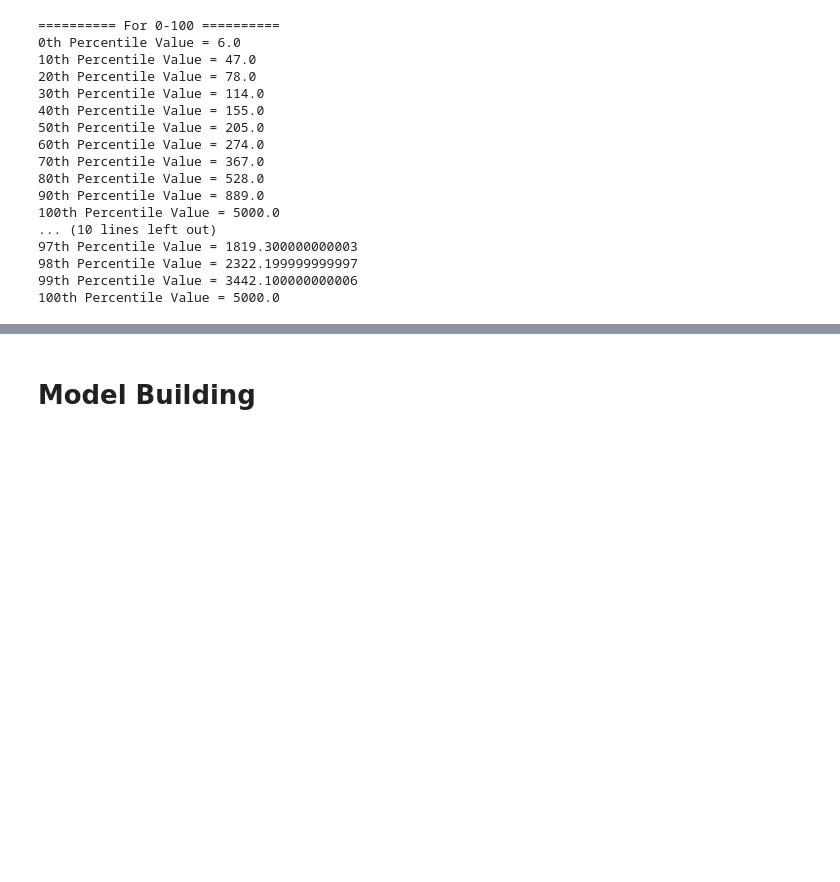
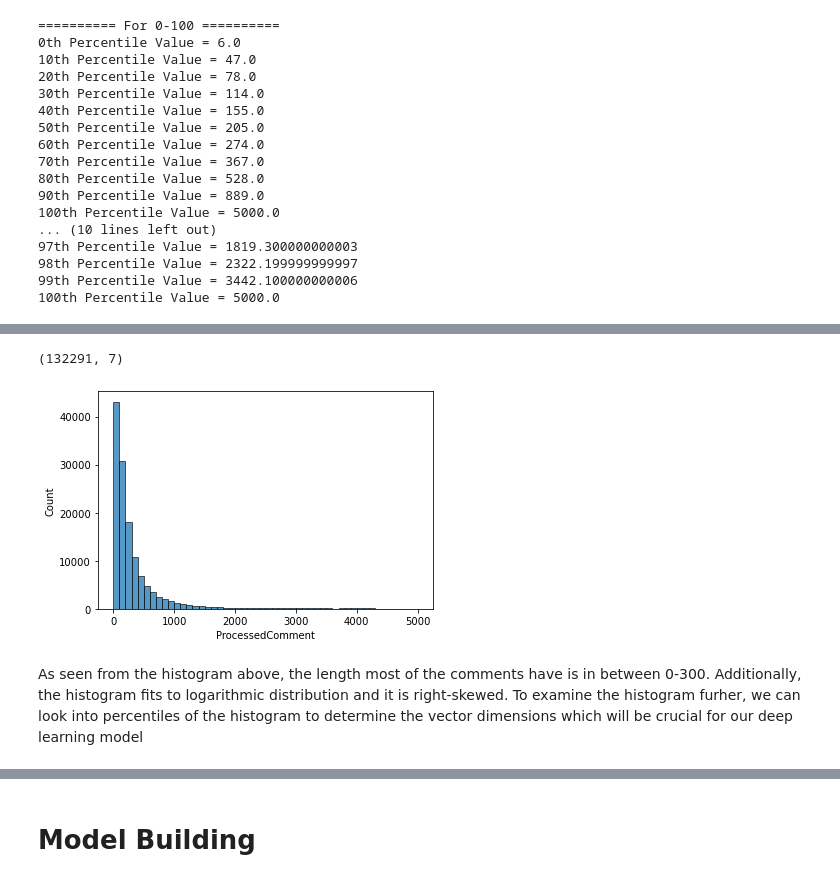
Before and after one commit to OrkunAvci/Toxicity-Detection-Model, a Jupyter notebook: notebook.ipynb, the cells around one changed output, grey strips where cells are left out. Drawn from its saved outputs; the diff is of its cells as text; code cells hidden in the pictures; blank space fills up the shorter version.

```diff
--- a/notebook.ipynb
+++ b/notebook.ipynb
@@ -293,0 +304,4 @@ processed_comments = cleanComments(df_train.Comment.values[:10000])
+# %%
+cols = df_processed.columns.tolist()
+ordered_cols = cols[-1:] + cols[:-1]
+df_processed = df_processed[ordered_cols]
@@ -293,0 +317,10 @@ processed_comments = cleanComments(df_train.Comment.values[:10000])
+# %%
+df_processed.shape
+# %% [output]
+(132291, 7)
+# %%
+plotHist(df_processed.ProcessedComment.str.len(), 50)
+# %% [output]
+[figure, added]
+# %% [markdown]
+As seen from the histogram above, the length most of the comments have is in between 0-300. Additionally, the histogram fits to logarithmic distribution and it is right-skewed. To examine the histogram furher, we can look into percentiles of the histogram to determine the vector dimensions which will be crucial for our deep learning model
```
Also changed, not shown: parts of 10 cells of this notebook.
